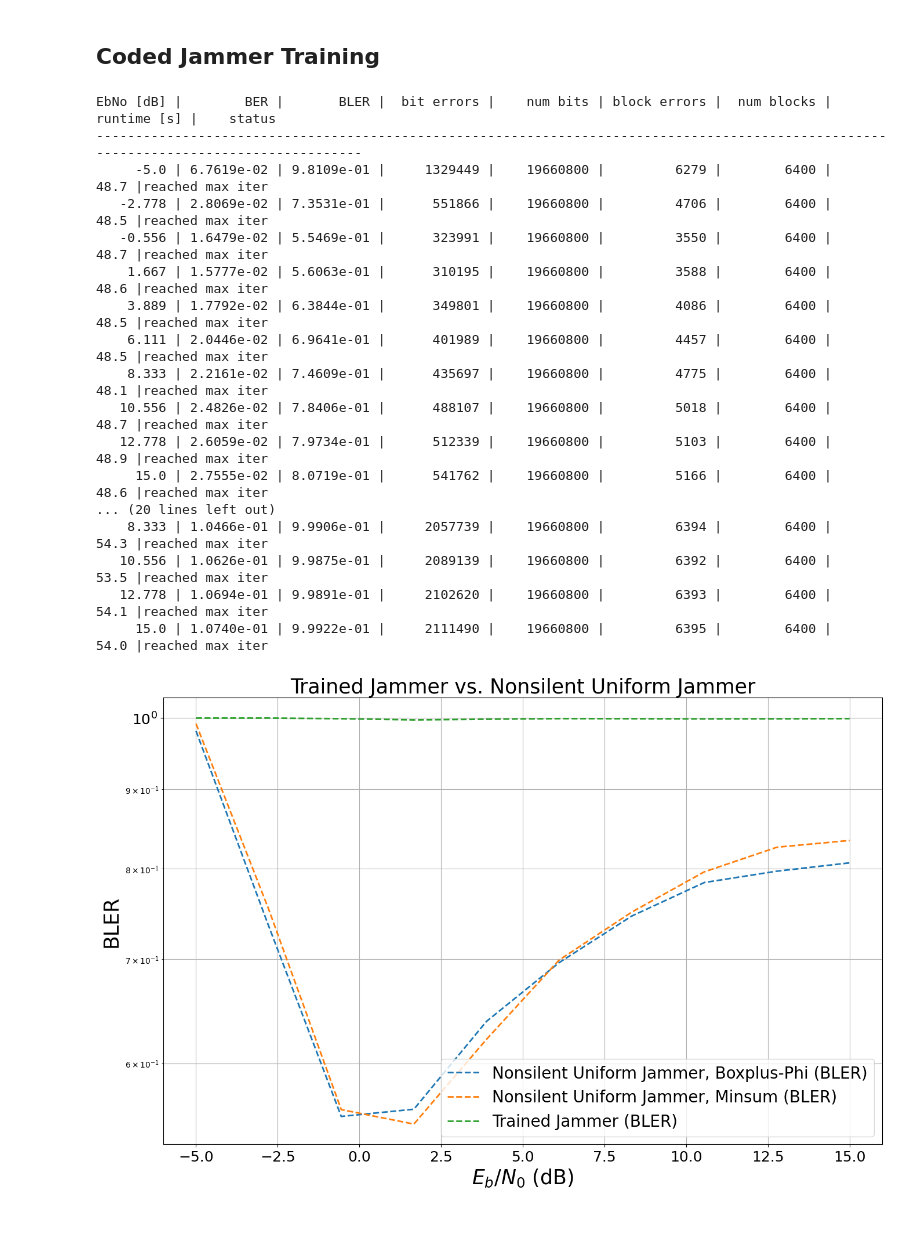
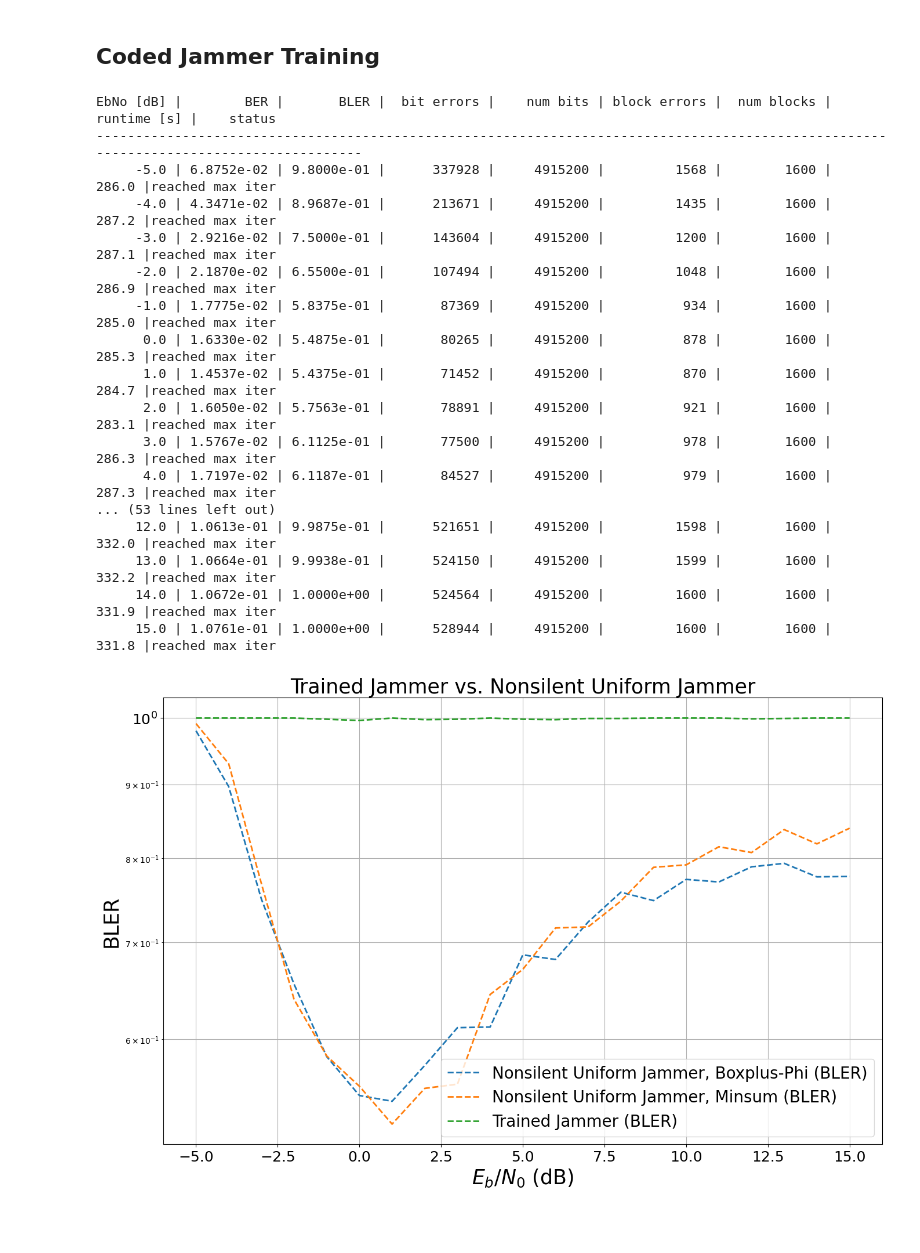
Before and after one commit to IIP-Group/pyjama, a Jupyter notebook: simulations/presentation.ipynb, the cells around one changed output. Drawn from its saved outputs; the diff is of its cells as text; code cells hidden in the pictures.

```diff
--- a/simulations/presentation.ipynb
+++ b/simulations/presentation.ipynb
@@ -111,9 +111,9 @@ model_parameters["num_silent_pilot_symbols"] = 4
 jammer_parameters["num_tx_ant"] = 2
 model_parameters["jammer_parameters"] = jammer_parameters
 sim.BATCH_SIZE = 256
-sim.MAX_MC_ITER = 50
-sim.ebno_dbs = np.linspace(-5., 15., 10)
-# sim.ebno_dbs = np.linspace(-5., 15., 21)
+sim.MAX_MC_ITER = 500
+# sim.ebno_dbs = np.linspace(-5., 15., 10)
+sim.ebno_dbs = np.linspace(-5., 15., 21)
 
 ber_plots.reset()
 model = Model(**model_parameters)
@@ -236,7 +237,7 @@ model_parameters["cyclic_prefix_length"] = 50
 sim.BATCH_SIZE = 4
 # sim.MAX_MC_ITER = 70
 # sim.ebno_dbs = np.linspace(-5., 15., 10)
-sim.MAX_MC_ITER = 700
+sim.MAX_MC_ITER = 1500
 sim.ebno_dbs = np.linspace(-5., 15., 21)
 
 model = Model(**model_parameters)
@@ -294,7 +295,7 @@ model_parameters["cyclic_prefix_length"] = 100
 sim.BATCH_SIZE = 4
 # sim.MAX_MC_ITER = 70
 # sim.ebno_dbs = np.linspace(-5., 15., 10)
-sim.MAX_MC_ITER = 700
+sim.MAX_MC_ITER = 1500
 sim.ebno_dbs = np.linspace(-5., 15., 21)
 
 model = Model(**model_parameters)
@@ -356,52 +357,52 @@ decoder_parameters["num_iter"] = 8
 decoder_parameters["cn_type"] = "boxplus-phi"
 model_parameters["jammer_parameters"] = jammer_parameters
 model_parameters["decoder_parameters"] = decoder_parameters
-sim.BATCH_SIZE = 128
-sim.MAX_MC_ITER = 50
+# sim.BATCH_SIZE = 128
+# sim.MAX_MC_ITER = 50
 sim.ebno_dbs = np.linspace(-5., 15., 10)
-# sim.MAX_MC_ITER = 200
-# sim.ebno_dbs = np.linspace(-5., 15., 21)
+sim.MAX_MC_ITER = 400
+sim.ebno_dbs = np.linspace(-5., 15., 21)
 
 jammer_power = 1.0
 model_parameters["jammer_power"] = jammer_power * normalize_power(tf.concat([tf.zeros([4,1]), tf.ones([10,1])], axis=0))
 
 # Nonsilent Uniform jammer
 model = Model(**model_parameters)
 simulate_model(model, "Nonsilent Uniform Jammer, Boxplus-Phi", add_bler=True)
 
 # Nonsilent Uniform jammer with Minsum
 decoder_parameters["cn_type"] = "minsum"
 model = Model(**model_parameters)
 simulate_model(model, "Nonsilent Uniform Jammer, Minsum", add_bler=True)
 
 # Trained jammer
 model_parameters["jammer_power"] = jammer_power
 model = Model(**model_parameters)
 load_weights(model, "weights/coded/symbol/iteration_loss_2/ue_4_alpha_0.5_exp_False_8_iter.pickle")
 simulate_model(model, "Trained Jammer", add_bler=True)
 
 ber_plots.title = "Trained Jammer vs. Nonsilent Uniform Jammer"
 ber_plots(show_ber=False)
 # with open("bers/coded_bler.pickle", 'wb') as f:
 #     bers = pickle.dump(ber_plots, f)
 # %% [output]
 EbNo [dB] |        BER |       BLER |  bit errors |    num bits | block errors |  num blocks | runtime [s] |    status
 ---------------------------------------------------------------------------------------------------------------------------------------
-     -5.0 | 6.7619e-02 | 9.8109e-01 |     1329449 |    19660800 |         6279 |        6400 |        48.7 |reached max iter
-   -2.778 | 2.8069e-02 | 7.3531e-01 |      551866 |    19660800 |         4706 |        6400 |        48.5 |reached max iter
-   -0.556 | 1.6479e-02 | 5.5469e-01 |      323991 |    19660800 |         3550 |        6400 |        48.7 |reached max iter
-    1.667 | 1.5777e-02 | 5.6063e-01 |      310195 |    19660800 |         3588 |        6400 |        48.6 |reached max iter
-    3.889 | 1.7792e-02 | 6.3844e-01 |      349801 |    19660800 |         4086 |        6400 |        48.5 |reached max iter
-    6.111 | 2.0446e-02 | 6.9641e-01 |      401989 |    19660800 |         4457 |        6400 |        48.5 |reached max iter
-    8.333 | 2.2161e-02 | 7.4609e-01 |      435697 |    19660800 |         4775 |        6400 |        48.1 |reached max iter
-   10.556 | 2.4826e-02 | 7.8406e-01 |      488107 |    19660800 |         5018 |        6400 |        48.7 |reached max iter
-   12.778 | 2.6059e-02 | 7.9734e-01 |      512339 |    19660800 |         5103 |        6400 |        48.9 |reached max iter
-     15.0 | 2.7555e-02 | 8.0719e-01 |      541762 |    19660800 |         5166 |        6400 |        48.6 |reached max iter
-... (20 lines left out)
-    8.333 | 1.0466e-01 | 9.9906e-01 |     2057739 |    19660800 |         6394 |        6400 |        54.3 |reached max iter
-   10.556 | 1.0626e-01 | 9.9875e-01 |     2089139 |    19660800 |         6392 |        6400 |        53.5 |reached max iter
-   12.778 | 1.0694e-01 | 9.9891e-01 |     2102620 |    19660800 |         6393 |        6400 |        54.1 |reached max iter
-     15.0 | 1.0740e-01 | 9.9922e-01 |     2111490 |    19660800 |         6395 |        6400 |        54.0 |reached max iter
+     -5.0 | 6.8752e-02 | 9.8000e-01 |      337928 |     4915200 |         1568 |        1600 |       286.0 |reached max iter
+     -4.0 | 4.3471e-02 | 8.9687e-01 |      213671 |     4915200 |         1435 |        1600 |       287.2 |reached max iter
+     -3.0 | 2.9216e-02 | 7.5000e-01 |      143604 |     4915200 |         1200 |        1600 |       287.1 |reached max iter
+     -2.0 | 2.1870e-02 | 6.5500e-01 |      107494 |     4915200 |         1048 |        1600 |       286.9 |reached max iter
+     -1.0 | 1.7775e-02 | 5.8375e-01 |       87369 |     4915200 |          934 |        1600 |       285.0 |reached max iter
+      0.0 | 1.6330e-02 | 5.4875e-01 |       80265 |     4915200 |          878 |        1600 |       285.3 |reached max iter
+      1.0 | 1.4537e-02 | 5.4375e-01 |       71452 |     4915200 |          870 |        1600 |       284.7 |reached max iter
+      2.0 | 1.6050e-02 | 5.7563e-01 |       78891 |     4915200 |          921 |        1600 |       283.1 |reached max iter
+      3.0 | 1.5767e-02 | 6.1125e-01 |       77500 |     4915200 |          978 |        1600 |       286.3 |reached max iter
+      4.0 | 1.7197e-02 | 6.1187e-01 |       84527 |     4915200 |          979 |        1600 |       287.3 |reached max iter
+... (53 lines left out)
+     12.0 | 1.0613e-01 | 9.9875e-01 |      521651 |     4915200 |         1598 |        1600 |       332.0 |reached max iter
+     13.0 | 1.0664e-01 | 9.9938e-01 |      524150 |     4915200 |         1599 |        1600 |       332.2 |reached max iter
+     14.0 | 1.0672e-01 | 1.0000e+00 |      524564 |     4915200 |         1600 |        1600 |       331.9 |reached max iter
+     15.0 | 1.0761e-01 | 1.0000e+00 |      528944 |     4915200 |         1600 |        1600 |       331.8 |reached max iter
-[figure, old version]
+[figure, new version]
 # %% [markdown]
 ##
```
Also changed, not shown: parts of 3 cells of this notebook.
